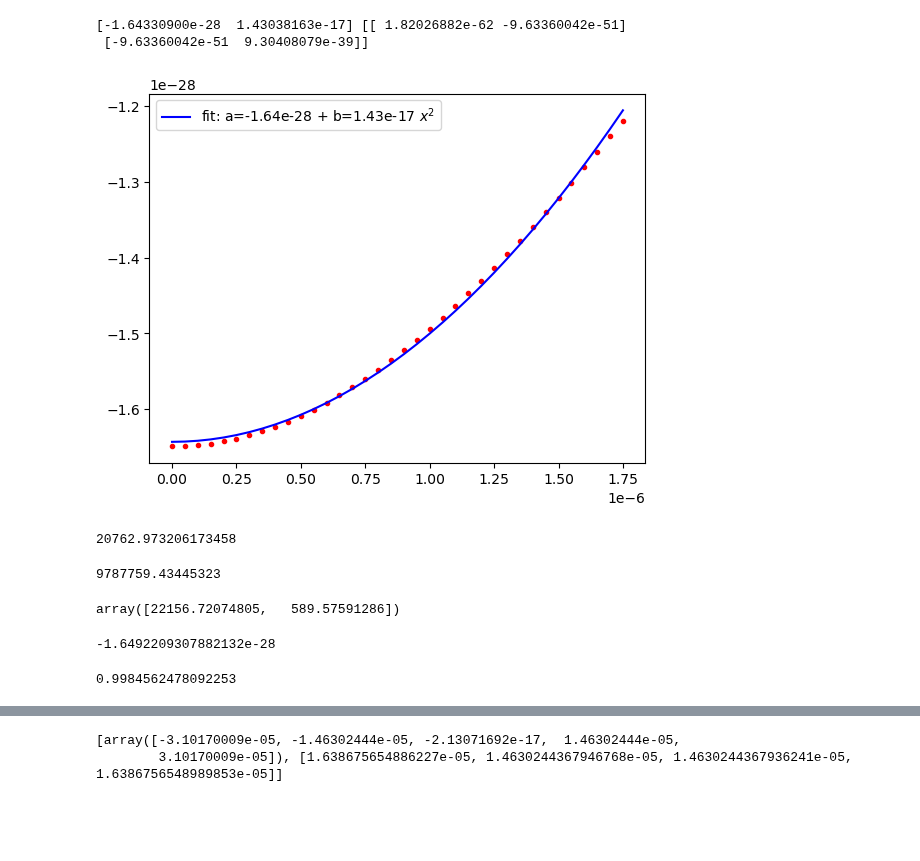
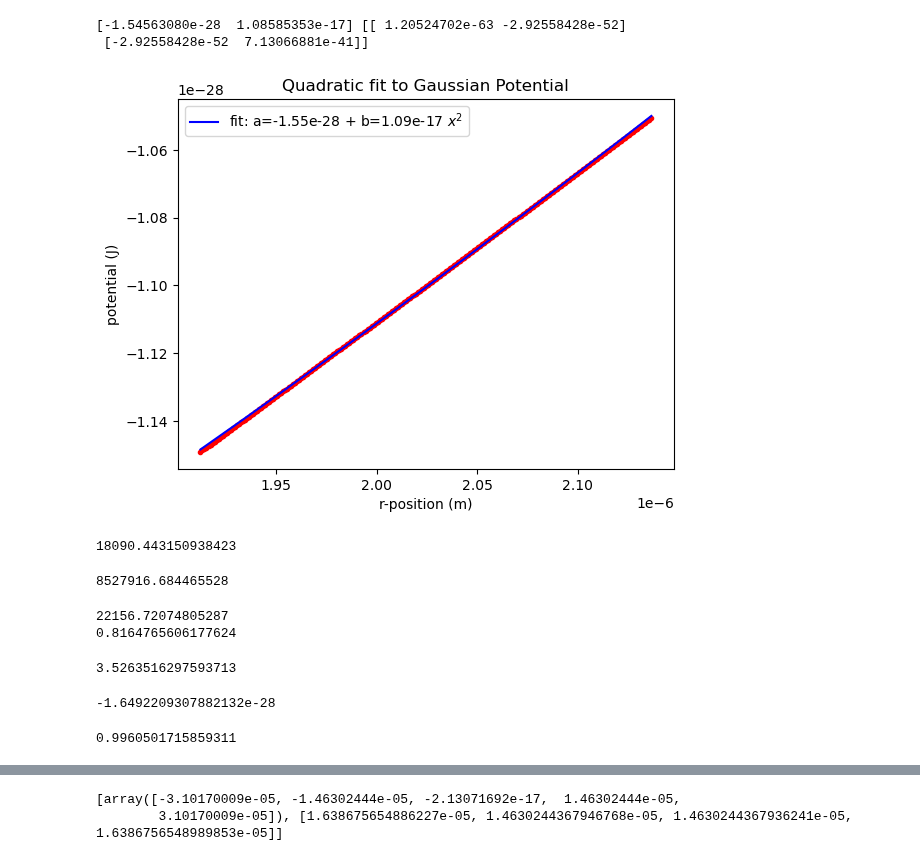
Before and after one commit to SQRLab/BladeRunner, a Jupyter notebook: Tweezers/Troubleshooting_Tests.ipynb, the cells around one changed output, grey strips where cells are left out. Cells and saved outputs as stored; diff of their text form; code cells hidden in the pictures; blank space fills up the shorter version.

```diff
--- a/Tweezers/Troubleshooting_Tests.ipynb
+++ b/Tweezers/Troubleshooting_Tests.ipynb
@@ -134,9 +96,15 @@ FWHM = (4.5)*1e-6
 z_pos = 0
 lambda_beam = 532e-9
 
+#making a list of r-positions to pass through the potential function.  This is in the frame of the laser beam,
+#so 0 is the center of the beam
+r_pos = np.arange((4.5/2)*0.85*1e-6,(4.5/2)*(0.95)*1e-6,0.001e-6)
+
 rayleigh = rayleigh_length(FWHM,lambda_beam)
 beampropo = beam_propogation(FWHM,rayleigh,z_pos)
 I_beam = intensity(P0,FWHM,beampropo,r_pos)
 a = potential_position_dependent(omega_res,linewidths,omega_tweezer,I_beam)
 
+
+
 #print(I_beam)
@@ -145,42 +111,53 @@ a = potential_position_dependent(omega_res,linewidths,omega_tweezer,I_beam)
 # %%
 #fitting the potential vector to a quadratic function
 from scipy import optimize
 
 def poly(x,a,b):
     return a+b*(x**2)
 xdata = r_pos
 ydata = a
 
 popt, pcov = optimize.curve_fit(poly, xdata, ydata)
 
 print(popt,pcov)
 
 plt.plot(xdata,ydata,'r.')
 plt.plot(xdata,poly(xdata, *popt) ,'b-',label=f'fit: a={popt[0]:.2e} + b={popt[1]:.2e} $x^{{2}}$')
+plt.xlabel("r-position (m)")
+plt.ylabel("potential (J)")
+plt.title("Quadratic fit to Gaussian Potential")
 plt.legend()
 plt.show()
 # %% [output]
-[-1.64330900e-28  1.43038163e-17] [[ 1.82026882e-62 -9.63360042e-51]
- [-9.63360042e-51  9.30408079e-39]]
+[-1.54563080e-28  1.08585353e-17] [[ 1.20524702e-63 -2.92558428e-52]
+ [-2.92558428e-52  7.13066881e-41]]
-[figure, old version]
+[figure, new version]
 # %%
 #popt[1] should be 1/2*k, to get omega,w = sqrt(k/m)
-np.sqrt(2*popt[1]/m)
+fit = np.sqrt(2*popt[1]/m)
+print(fit)
 # %% [output]
-20762.973206173458
+18090.443150938423
 # %%
-#testing out w = sqrt(2popt[1]/m*FWHM)
+#testing out w = sqrt(2popt[1]/m*FWHM) -- idk why but this is wrong so wtv
 np.sqrt((2*popt[1])/(m*FWHM))
 # %% [output]
-9787759.43445323
+8527916.684465528
 # %%
 #huh is the function that goes from the physical beam parameters to the tweezer trapping frequencies
 #0th entry is radial and 1st entry is axial, I'm specifically calculating radial here
 #I thought the fit from above should match the frequency found from below, since it's using the same beam params
+P0 = 5e-3
 huh = tweezer_optical_potential_to_trap_frequency(lambda_beam,linewidths,omega_res,P0,FWHM,m)
-huh
+print(huh[0])
+print(fit/huh[0])
 # %% [output]
-array([22156.72074805,   589.57591286])
+22156.72074805287
+0.8164765606177624
+# %%
+print(huh[0]/(2*pi)*1e-3)
+# %% [output]
+3.5263516297593713
 # %%
 trap_depth = potential(omega_tweezer,linewidths,omega_res,P0,FWHM)
 print(trap_depth)
@@ -195,4 +172,4 @@ ss_tot = np.sum((ydata-np.mean(ydata))**2)
 r_squared = 1 - (ss_res / ss_tot)
 print(r_squared)
 # %% [output]
-0.9984562478092253
+0.9960501715859311
```
Also changed, not shown: parts of 19 cells of this notebook, 3 other files.
